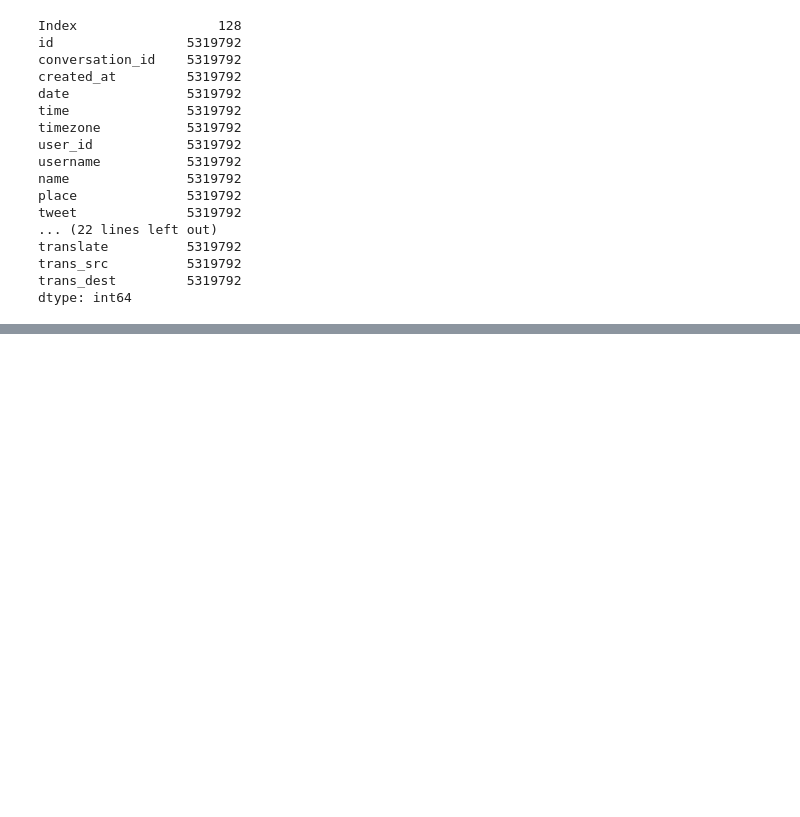
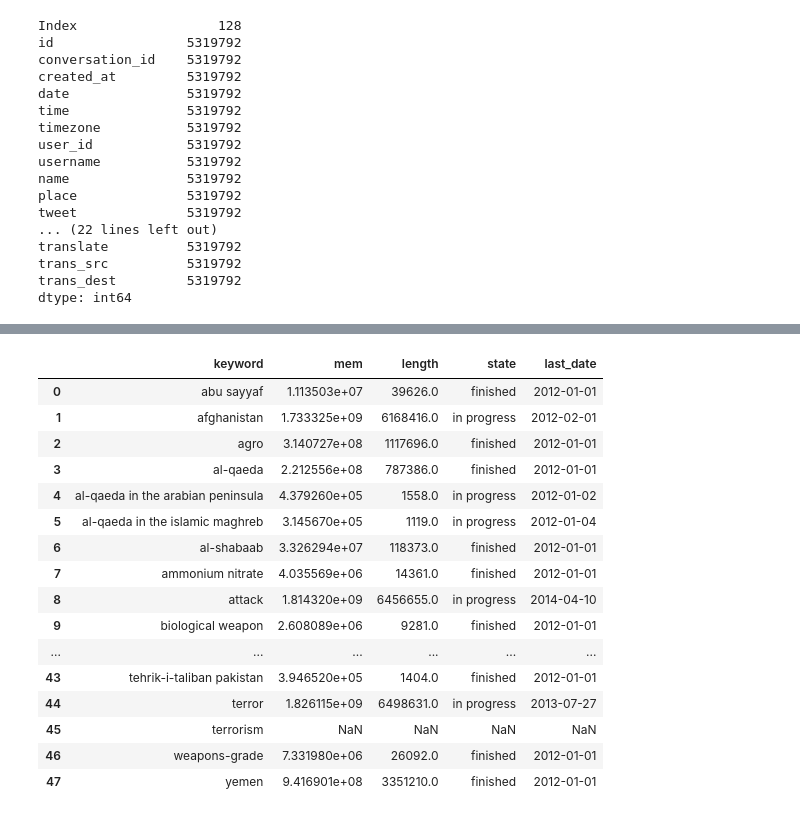
Before and after one commit to spaenleh/P4_data, a Jupyter notebook: viz.ipynb, the cells around one changed output, grey strips where cells are left out. Drawn from its saved outputs; the diff is of its cells as text; code cells hidden in the pictures; blank space fills up the shorter version.

```diff
--- a/viz.ipynb
+++ b/viz.ipynb
@@ -170,3 +155,30 @@ Finished : 7/15
+# %%
+# sum up all things :
+stats_df = pd.DataFrame.from_dict(stats).sort_values('keyword')
+all_articles_df = pd.DataFrame(searches, columns=['keyword'])
+
+# join the dataframes
+combined_df = stats_df.merge(all_articles_df, how='outer', left_on='keyword', right_on='keyword').sort_values('keyword').reset_index(drop=True)
+# combined_df.to_csv('progress.csv')
+combined_df
+# %% [output]
+|  | keyword | mem | length | state | last_date |
+| 0 | abu sayyaf | 1.113503e+07 | 39626.0 | finished | 2012-01-01 |
+| 1 | afghanistan | 1.733325e+09 | 6168416.0 | in progress | 2012-02-01 |
+| 2 | agro | 3.140727e+08 | 1117696.0 | finished | 2012-01-01 |
+| 3 | al-qaeda | 2.212556e+08 | 787386.0 | finished | 2012-01-01 |
+| 4 | al-qaeda in the arabian peninsula | 4.379260e+05 | 1558.0 | in progress | 2012-01-02 |
+| 5 | al-qaeda in the islamic maghreb | 3.145670e+05 | 1119.0 | in progress | 2012-01-04 |
+| 6 | al-shabaab | 3.326294e+07 | 118373.0 | finished | 2012-01-01 |
+| 7 | ammonium nitrate | 4.035569e+06 | 14361.0 | finished | 2012-01-01 |
+| 8 | attack | 1.814320e+09 | 6456655.0 | in progress | 2014-04-10 |
+| 9 | biological weapon | 2.608089e+06 | 9281.0 | finished | 2012-01-01 |
+| ... | ... | ... | ... | ... | ... |
+| 43 | tehrik-i-taliban pakistan | 3.946520e+05 | 1404.0 | finished | 2012-01-01 |
+| 44 | terror | 1.826115e+09 | 6498631.0 | in progress | 2013-07-27 |
+| 45 | terrorism | NaN | NaN | NaN | NaN |
+| 46 | weapons-grade | 7.331980e+06 | 26092.0 | finished | 2012-01-01 |
+| 47 | yemen | 9.416901e+08 | 3351210.0 | finished | 2012-01-01 |
 # %%
 disk_size = [os.stat(file).st_size for file in data_files]
 print(f'Memory (RAM) occupation : {stats_df.mem.sum()/1000000:.1f}MB')
```
Also changed, not shown: parts of 5 cells of this notebook, 2 other files.
